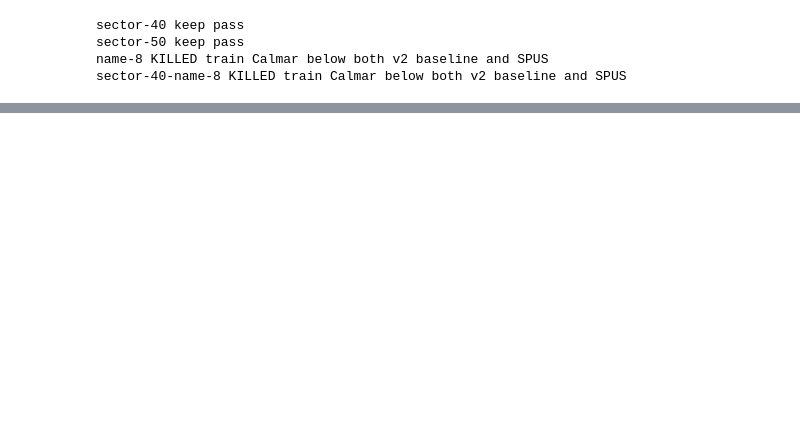
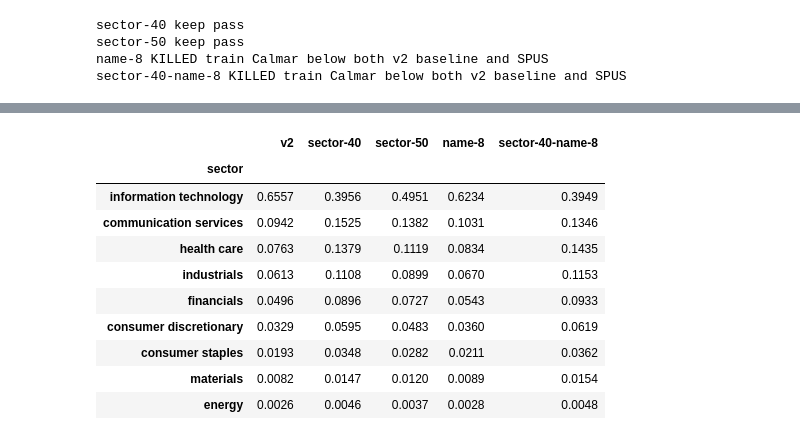
Before and after one commit to Monterey-Finance/Monterey-Finance, a Jupyter notebook: Research/papers/20-concentration/code.ipynb, the cells around one changed output, grey strips where cells are left out. Saved outputs shown, nothing was run; the diff lists cells and outputs as text; code cells hidden in the pictures; blank space fills up the shorter version.

Commit message:
Added base code for research 19-25

```diff
--- a/Research/papers/20-concentration/code.ipynb
+++ b/Research/papers/20-concentration/code.ipynb
@@ -39,7 +41,12 @@ rd = boot("paper-20-concentration", start="2019-12-01", end="2026-09-30")
 print("snapshot", rd.manifest.get("hash"))
 print("v2 hash", BookSpec.load("fcf-sma-v2-baseline").hash())
 
-base = run_book("fcf-sma-v2-baseline", rd, paper="20-concentration", id="v2",)
+base = run_book(
+    "fcf-sma-v2-baseline",
+    rd,
+    paper="20-concentration",
+    id="v2",
+)
 # %% [output]
 [monterey.data] Loading snapshot ebbbefb35545
         field                   value
@@ -83,3 +94,8 @@ both = run_book(
     id="sector-40-name-8",
     construction={"sector_cap": 0.40, "name_cap": 0.08},
 )
+
+trials = [sector_40, sector_50, name_8, both]
+for book in [base, *trials]:
+    print(book.spec.id, book.spec.hash())
+    print(" ", dict(book.spec.summary()))
@@ -203,0 +376,61 @@ wrote figures/calendar-returns.png
+# %%
+from monterey.diagnostics import diagnose
+from monterey.diagnostics.exposure import concentration, sector_mix
+
+
+def live_book(ledger) -> pd.DataFrame:
+    pos = ledger.positions.copy()
+    pos["date"] = pd.to_datetime(pos["date"])
+    pos["invested_weight"] = pos["invested_weight"].astype(float)
+    return pos[pos["invested_weight"] > 0]
+
+
+def it_share(live: pd.DataFrame) -> float:
+    if live.empty:
+        return float("nan")
+    tot = live.groupby("date")["invested_weight"].sum()
+    it = live[live["sector"].fillna("").str.lower().str.contains("information technology")]
+    daily = it.groupby("date")["invested_weight"].sum().reindex(tot.index).fillna(0.0) / tot
+    return float(daily.mean())
+
+
+def top5_share(live: pd.DataFrame) -> float:
+    if live.empty:
+        return float("nan")
+    daily = (
+        live.sort_values(["date", "invested_weight"], ascending=[True, False])
+        .groupby("date")["invested_weight"]
+        .apply(lambda s: float(s.head(5).sum()))
+    )
+    tot = live.groupby("date")["invested_weight"].sum()
+    return float((daily / tot).mean())
+
+
+side = []
+last_mix = {}
+for book in books:
+    live = live_book(book)
+    last = live[live["date"] == live["date"].max()] if not live.empty else live
+    diag = diagnose(book, rd, write=True)
+    conc = concentration(book.positions, book.spec.construction.get("name_cap"))
+    mix = sector_mix(book.positions)
+    last_mix[book.spec.id] = mix
+    side.append(
+        {
+            "book": book.spec.id,
+            "mean_targets": float(book.nav["n_targets"].mean()),
+            "mean_it": it_share(live),
+            "mean_top5": top5_share(live),
+            "last_it": float(
+                mix[mix.index.astype(str).str.lower().str.contains("information technology")].sum()
+            ) if not mix.empty else None,
+            "last_n": int(last["symbol"].nunique()) if not last.empty else 0,
+            "effective_names": float(conc["effective_names"].mean()) if not conc.empty else None,
+            "turnover": diag.get("trading", {}).get("annual_turnover") or diag.get("trading", {}).get("turnover"),
+            "hash": book.spec.hash(),
+        }
+    )
+
+display(pd.DataFrame(side).set_index("book"))
+display(pd.concat(last_mix, axis=1).fillna(0.0))
+# %% [output]
@@ -203,0 +444,11 @@ wrote figures/calendar-returns.png
+|  | v2 | sector-40 | sector-50 | name-8 | sector-40-name-8 |
+| sector |  |  |  |  |  |
+| information technology | 0.6557 | 0.3956 | 0.4951 | 0.6234 | 0.3949 |
+| communication services | 0.0942 | 0.1525 | 0.1382 | 0.1031 | 0.1346 |
+| health care | 0.0763 | 0.1379 | 0.1119 | 0.0834 | 0.1435 |
+| industrials | 0.0613 | 0.1108 | 0.0899 | 0.0670 | 0.1153 |
+| financials | 0.0496 | 0.0896 | 0.0727 | 0.0543 | 0.0933 |
+| consumer discretionary | 0.0329 | 0.0595 | 0.0483 | 0.0360 | 0.0619 |
+| consumer staples | 0.0193 | 0.0348 | 0.0282 | 0.0211 | 0.0362 |
+| materials | 0.0082 | 0.0147 | 0.0120 | 0.0089 | 0.0154 |
+| energy | 0.0026 | 0.0046 | 0.0037 | 0.0028 | 0.0048 |
```
Also changed, not shown: parts of 13 cells of this notebook, 25 other files.
